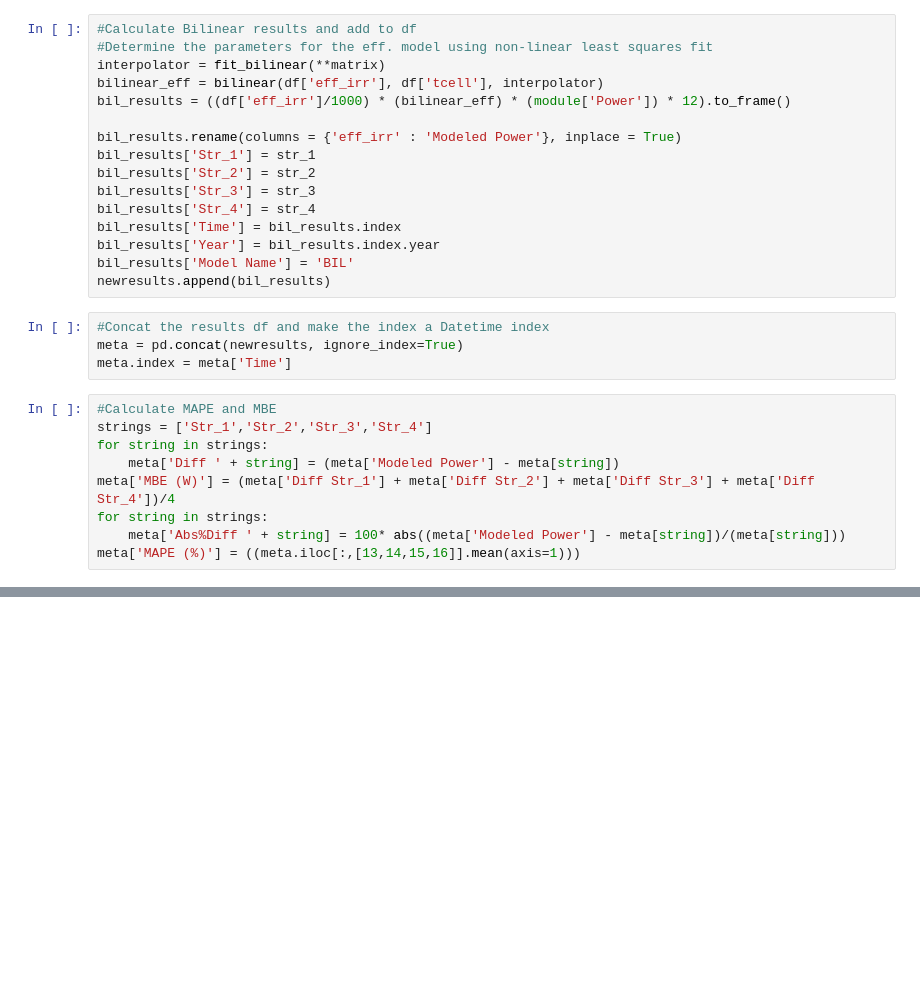
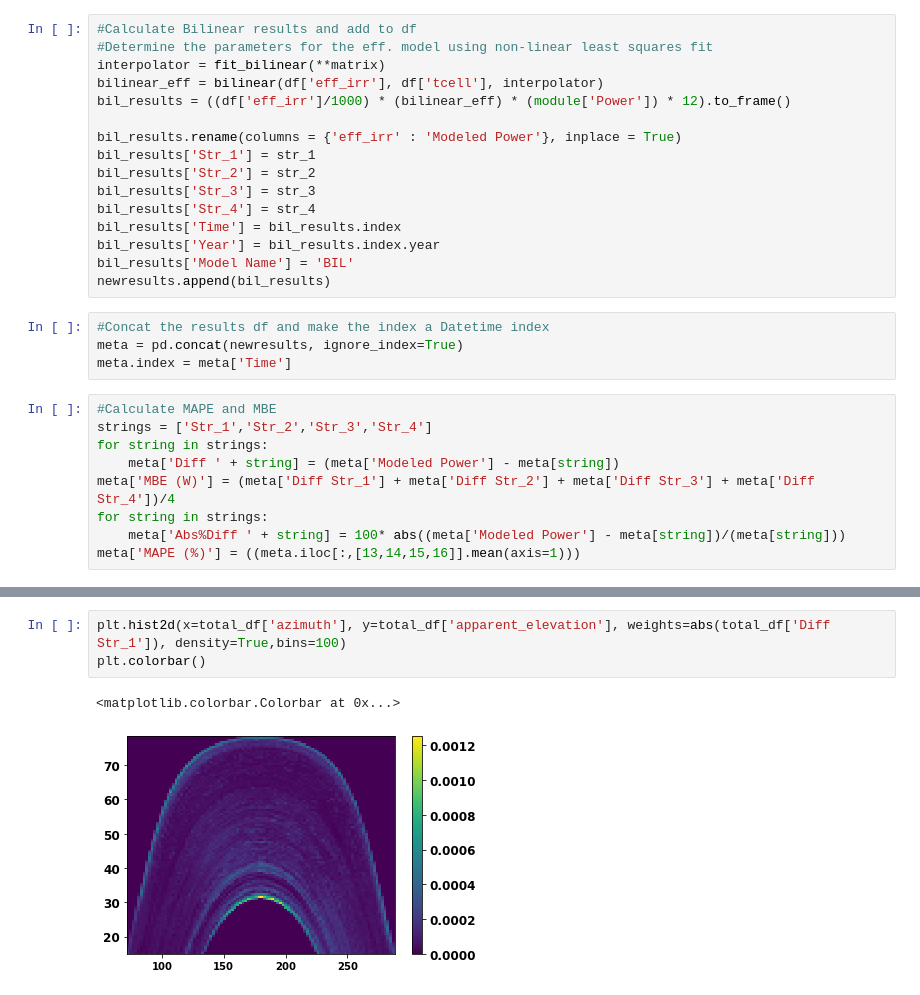
Before and after one commit to lmdeville/PV-Modeling, a Jupyter notebook: PVLT/PVLT_Append.ipynb, the cells around one changed output, grey strips where cells are left out. Saved outputs shown, nothing was run; the diff lists cells and outputs as text; blank space fills up the shorter version.

```diff
--- a/PVLT/PVLT_Append.ipynb
+++ b/PVLT/PVLT_Append.ipynb
@@ -486,0 +434,6 @@ mat_vales
+# %%
+plt.hist2d(x=total_df['azimuth'], y=total_df['apparent_elevation'], weights=abs(total_df['Diff Str_1']), density=True,bins=100)
+plt.colorbar()
+# %% [output]
+<matplotlib.colorbar.Colorbar at 0x...>
+[figure, added]
```
Also changed, not shown: parts of 22 cells of this notebook.
